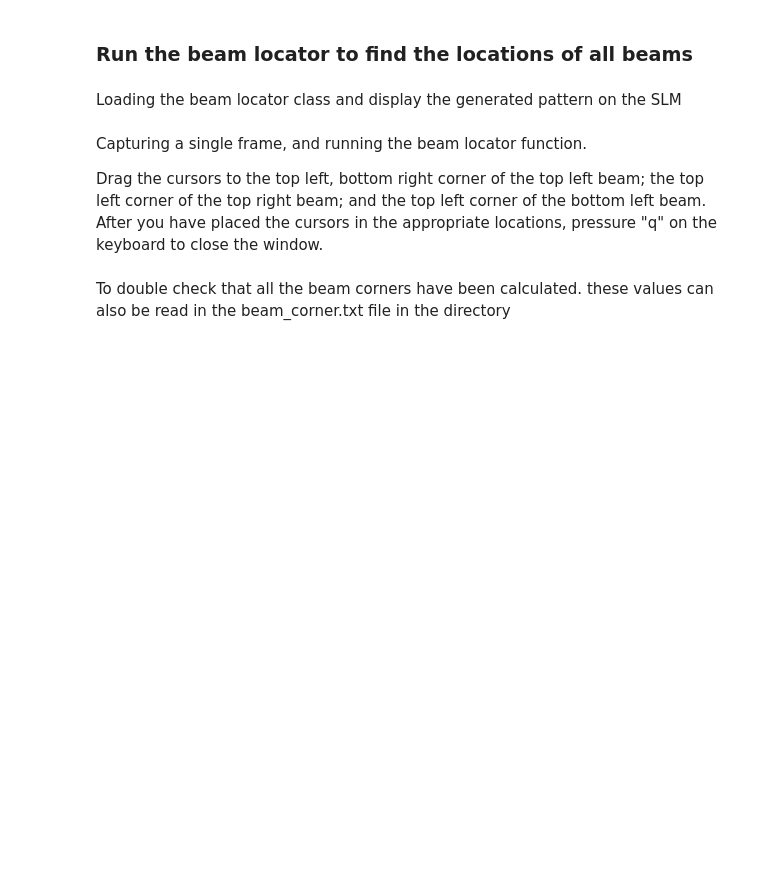
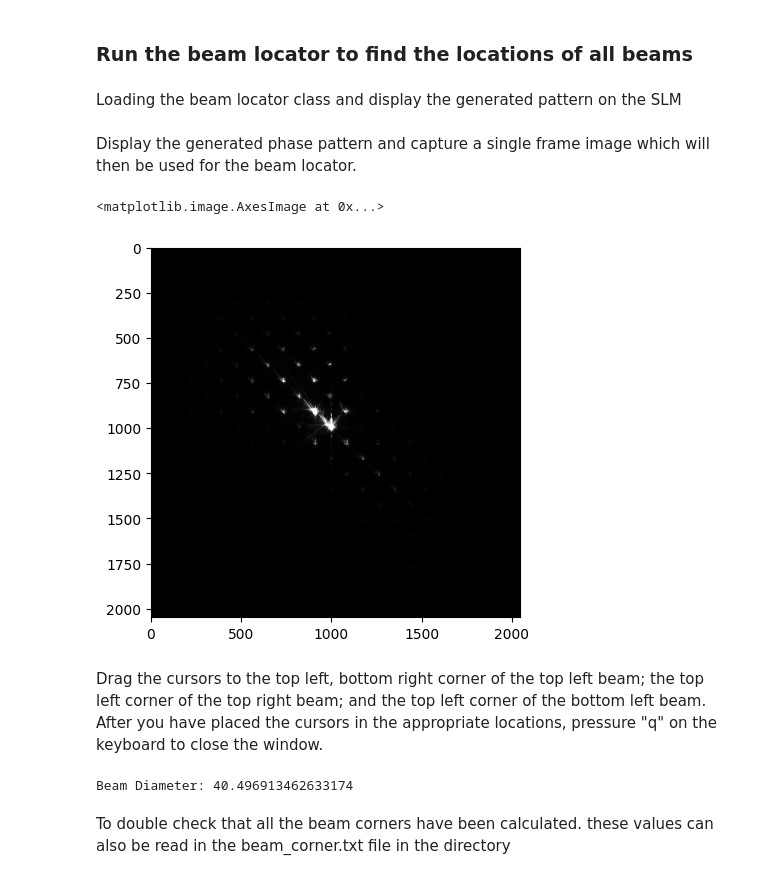
Before and after one commit to AndersonXu99/AONN, a Jupyter notebook: SLM Phase Pattern/test.ipynb, the cells around one changed output. Saved outputs shown, nothing was run; the diff lists cells and outputs as text; code cells hidden in the pictures; blank space fills up the shorter version.

```diff
--- a/SLM Phase Pattern/test.ipynb
+++ b/SLM Phase Pattern/test.ipynb
@@ -194,0 +231,2 @@ slm.display_data(Pattern1)
+# %% [markdown]
+Display the generated phase pattern and capture a single frame image which will then be used for the beam locator.
@@ -195,10 +240,12 @@ slm.display_data(Pattern1)
+# %%
+# show the captured image using the plt function
+plt.imshow(captured_image, cmap='gray')
+# %% [output]
+<matplotlib.image.AxesImage at 0x...>
+[figure, added]
 # %% [markdown]
-Capturing a single frame, and running the beam locator function.
-
 Drag the cursors to the top left, bottom right corner of the top left beam; the top left corner of the top right beam; and the top left corner of the bottom left beam. After you have placed the cursors in the appropriate locations, pressure "q" on the keyboard to close the window.
 # %%
-captured_image = dcam_capture.capture_single_frame()
-
 # Check if an image was captured
 if captured_image is not None:
     # # Create a resizable window
@@ -231,6 +278,8 @@ if captured_image is not None:
             f.write(f"{top_left[0]}, {top_left[1]}, {bottom_right[0]}, {bottom_right[1]}\n")
 else:
     print("No image captured.")
+# %% [output]
+Beam Diameter: 40.496913462633174
 # %% [markdown]
 To double check that all the beam corners have been calculated. these values can also be read in the beam_corner.txt file in the directory
 # %%
```
Also changed, not shown: parts of 22 cells of this notebook, 1 other file.
